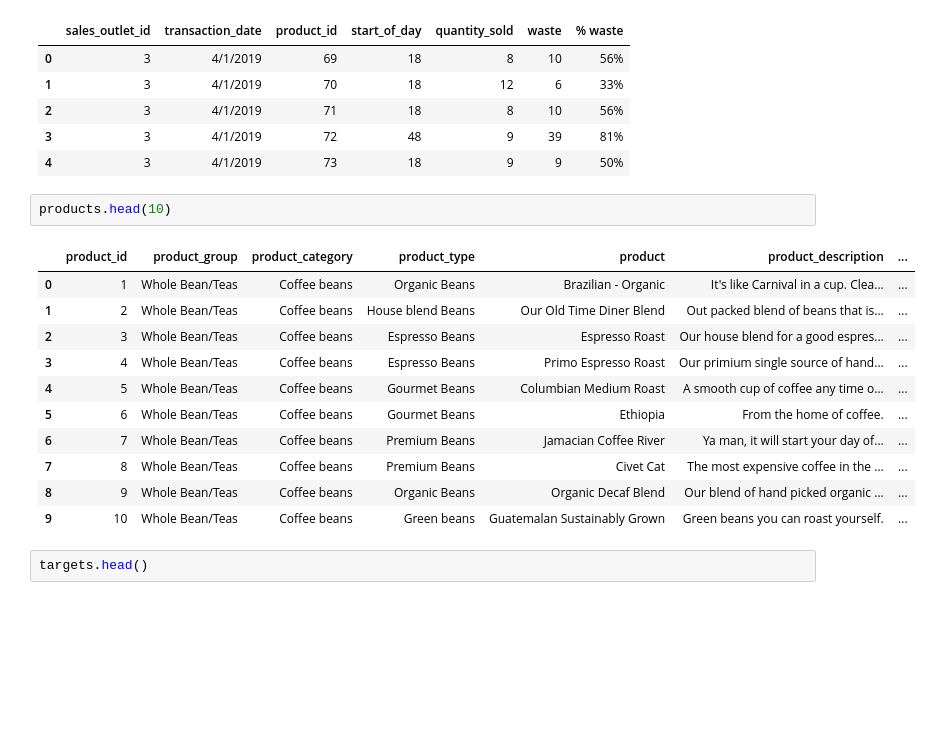
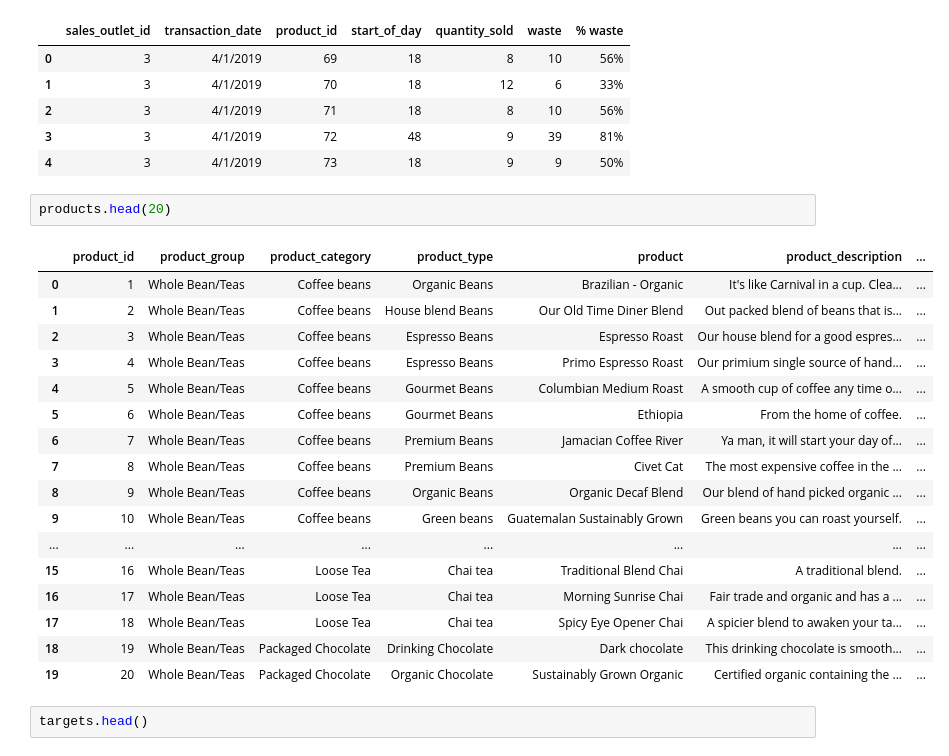
Before and after one commit to coffee-shop-analysis/coffee_project, a Jupyter notebook: acquire.ipynb, the cells around one changed output. Saved outputs shown, nothing was run; the diff lists cells and outputs as text; blank space fills up the shorter version.

```diff
--- a/acquire.ipynb
+++ b/acquire.ipynb
@@ -211,19 +268,25 @@ pastry_inv.head()
 | 3 | 3 | 4/1/2019 | 72 | 48 | 9 | 39 | 81% |
 | 4 | 3 | 4/1/2019 | 73 | 18 | 9 | 9 | 50% |
 # %%
-products.head(10)
+products.head(20)
 # %% [output]
 |  | product_id | product_group | product_category | product_type | product | product_description | ... |
 | 0 | 1 | Whole Bean/Teas | Coffee beans | Organic Beans | Brazilian - Organic | It's like Carnival in a cup. Clea... | ... |
 | 1 | 2 | Whole Bean/Teas | Coffee beans | House blend Beans | Our Old Time Diner Blend | Out packed blend of beans that is... | ... |
 | 2 | 3 | Whole Bean/Teas | Coffee beans | Espresso Beans | Espresso Roast | Our house blend for a good espres... | ... |
 | 3 | 4 | Whole Bean/Teas | Coffee beans | Espresso Beans | Primo Espresso Roast | Our primium single source of hand... | ... |
 | 4 | 5 | Whole Bean/Teas | Coffee beans | Gourmet Beans | Columbian Medium Roast | A smooth cup of coffee any time o... | ... |
 | 5 | 6 | Whole Bean/Teas | Coffee beans | Gourmet Beans | Ethiopia | From the home of coffee. | ... |
 | 6 | 7 | Whole Bean/Teas | Coffee beans | Premium Beans | Jamacian Coffee River | Ya man, it will start your day of... | ... |
 | 7 | 8 | Whole Bean/Teas | Coffee beans | Premium Beans | Civet Cat | The most expensive coffee in the ... | ... |
 | 8 | 9 | Whole Bean/Teas | Coffee beans | Organic Beans | Organic Decaf Blend | Our blend of hand picked organic ... | ... |
 | 9 | 10 | Whole Bean/Teas | Coffee beans | Green beans | Guatemalan Sustainably Grown | Green beans you can roast yourself. | ... |
+| ... | ... | ... | ... | ... | ... | ... | ... |
+| 15 | 16 | Whole Bean/Teas | Loose Tea | Chai tea | Traditional Blend Chai | A traditional blend. | ... |
+| 16 | 17 | Whole Bean/Teas | Loose Tea | Chai tea | Morning Sunrise Chai | Fair trade and organic and has a ... | ... |
+| 17 | 18 | Whole Bean/Teas | Loose Tea | Chai tea | Spicy Eye Opener Chai | A spicier blend to awaken your ta... | ... |
+| 18 | 19 | Whole Bean/Teas | Packaged Chocolate | Drinking Chocolate | Dark chocolate | This drinking chocolate is smooth... | ... |
+| 19 | 20 | Whole Bean/Teas | Packaged Chocolate | Organic Chocolate | Sustainably Grown Organic | Certified organic containing the ... | ... |
 # %%
 targets.head()
 # %% [output]
```
Also changed, not shown: parts of 4 cells of this notebook.
